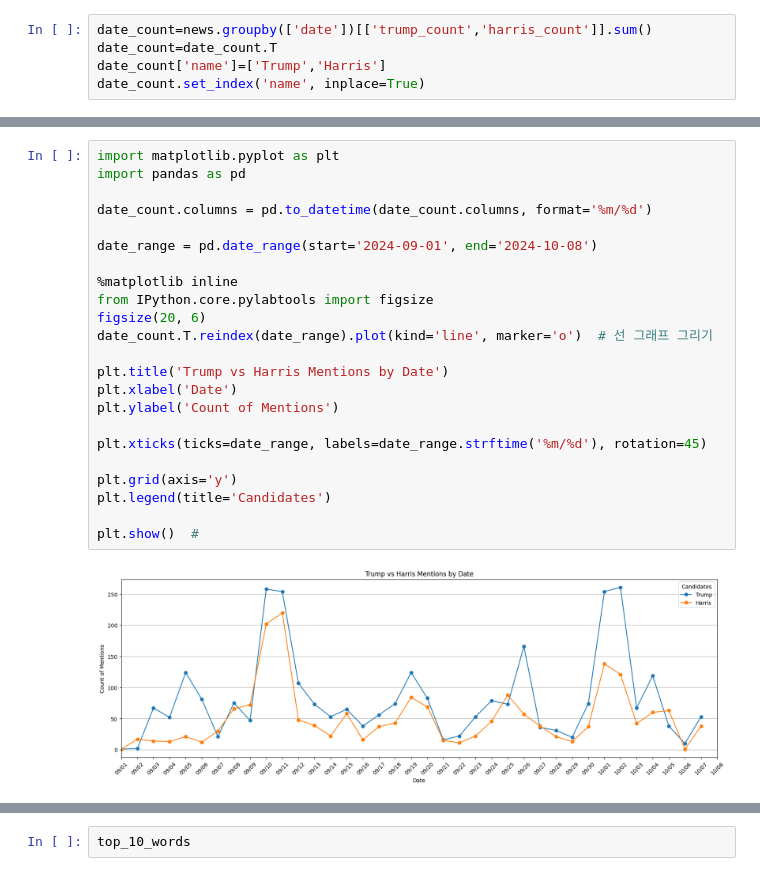
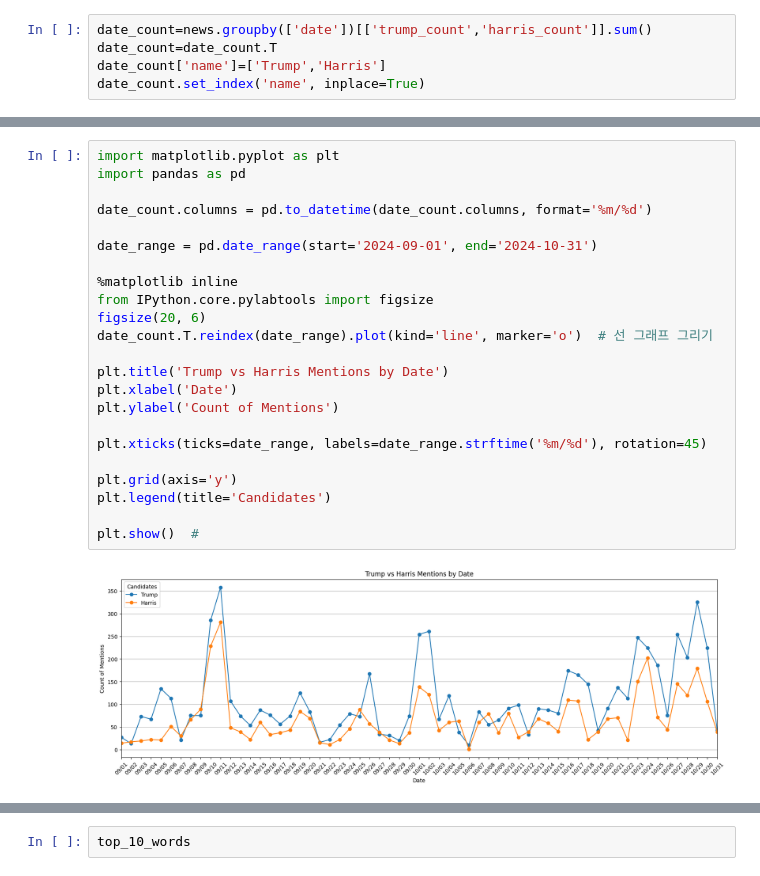
Before and after one commit to b00kkk/US_President_Election_2024, a Jupyter notebook: visualization&analysis/news_visualization&analysis.ipynb, the cells around one changed output, grey strips where cells are left out. Saved outputs shown, nothing was run; the diff lists cells and outputs as text.

```diff
--- a/visualization&analysis/news_visualization&analysis.ipynb
+++ b/visualization&analysis/news_visualization&analysis.ipynb
@@ -61,28 +61,28 @@ date_count
 # %%
 import matplotlib.pyplot as plt
 import pandas as pd
 
 date_count.columns = pd.to_datetime(date_count.columns, format='%m/%d')
 
-date_range = pd.date_range(start='2024-09-01', end='2024-10-08')
+date_range = pd.date_range(start='2024-09-01', end='2024-10-31')
 
 %matplotlib inline
 from IPython.core.pylabtools import figsize
 figsize(20, 6)
 date_count.T.reindex(date_range).plot(kind='line', marker='o')  # 선 그래프 그리기
 
 plt.title('Trump vs Harris Mentions by Date')
 plt.xlabel('Date')
 plt.ylabel('Count of Mentions')
 
 plt.xticks(ticks=date_range, labels=date_range.strftime('%m/%d'), rotation=45)
 
 plt.grid(axis='y')
 plt.legend(title='Candidates')
 
 plt.show()  #
 # %% [output]
-[figure, old version]
+[figure, new version]
 # %%
 import matplotlib.pyplot as plt
 import pandas as pd
```
Also changed, not shown: parts of 11 cells of this notebook.
